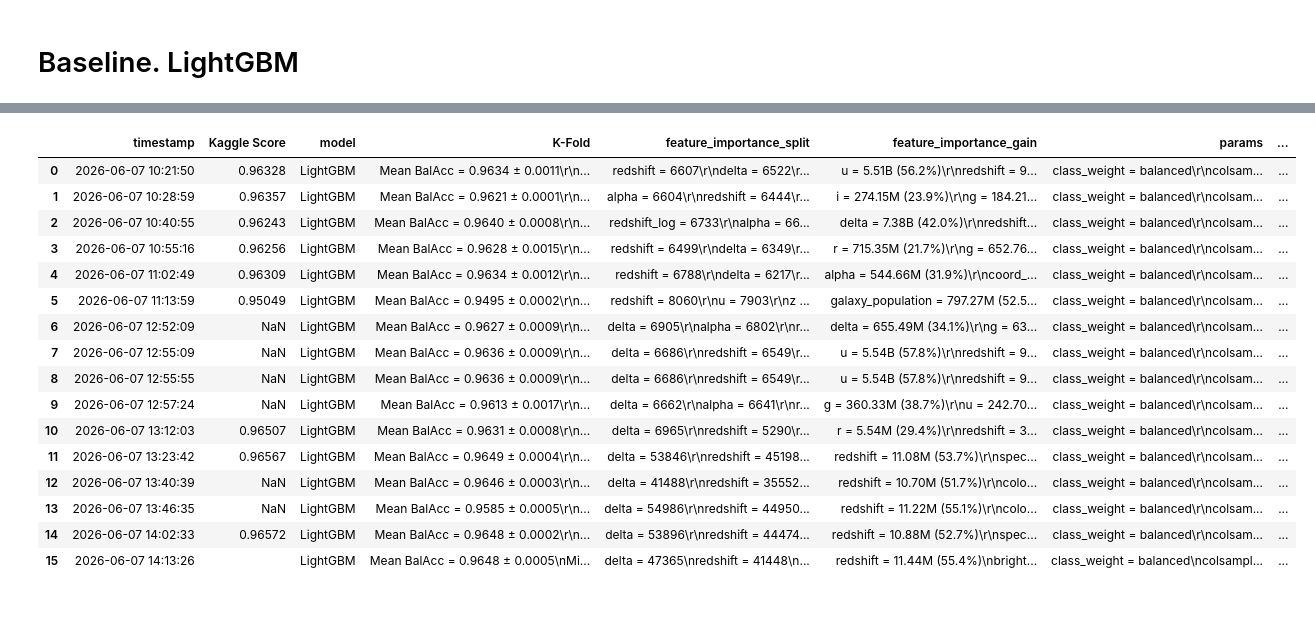
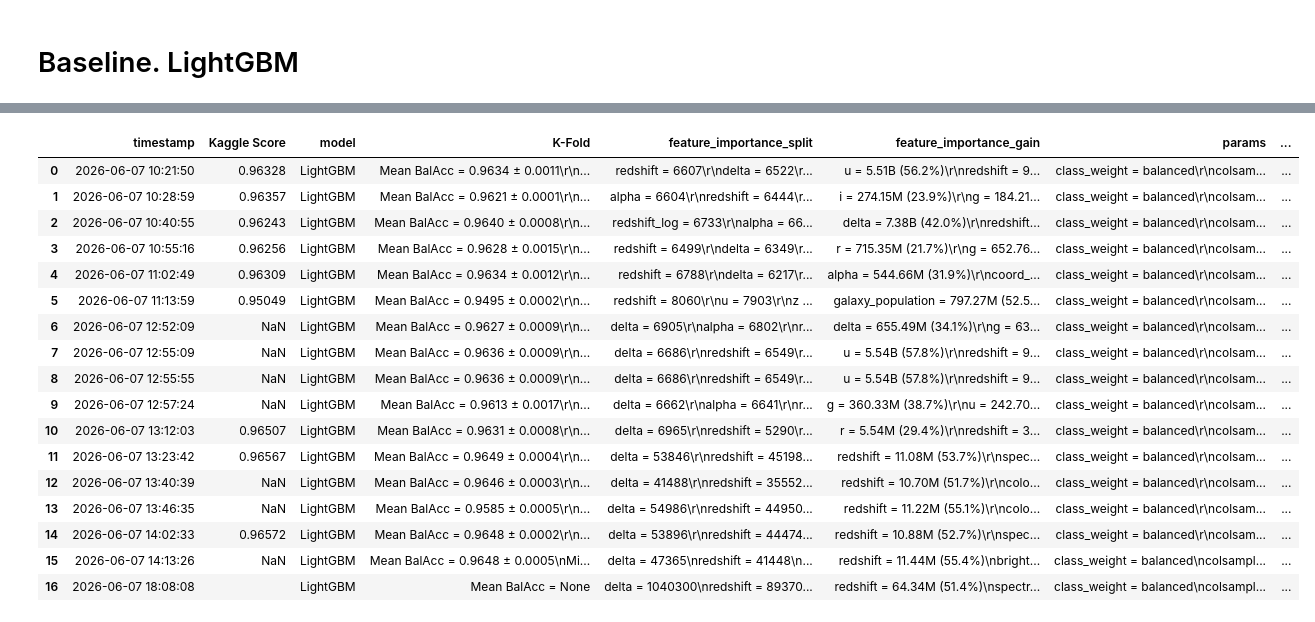
Before and after one commit to darthKwisatzHaderach/predicting-stellar-class, a Jupyter notebook: solution_v2.ipynb, the cells around one changed output, grey strips where cells are left out. Cells and saved outputs as stored; diff of their text form; code cells hidden in the pictures.

Commit message:
MAX_COMPLEX_PARAMS test

```diff
--- a/solution_v2.ipynb
+++ b/solution_v2.ipynb
@@ -564,8 +565,7 @@ MAX_COMPLEX_PARAMS = {
     'reg_lambda': 0.1,
     'class_weight': 'balanced',
     'random_state': 42,
-    'verbose': -1,
-    'device': 'gpu'
+    'verbose': -1
 }
 # %%
 # 5-FOLD КРОСС-ВАЛИДАЦИЯ
@@ -575,53 +575,71 @@ skf = StratifiedKFold(n_splits=n_splits, shuffle=True, random_state=42)
 fold_scores = []
 oof_predictions = np.zeros((len(X_train), 3))  # Для 3 классов
 
-log(f"Начинаем {n_splits}-fold кросс-валидацию...")
-cv_start = time.perf_counter()
+# log(f"Начинаем {n_splits}-fold кросс-валидацию...")
+# cv_start = time.perf_counter()
 
-for fold, (train_idx, val_idx) in enumerate(skf.split(X_train, y_train), 1):
-    log(f"Fold {fold}/{n_splits}...")
+# for fold, (train_idx, val_idx) in enumerate(skf.split(X_train, y_train), 1):
+#     log(f"Fold {fold}/{n_splits}...")
 
-    X_fold_train, X_fold_val = X_train.iloc[train_idx], X_train.iloc[val_idx]
-    y_fold_train, y_fold_val = y_train.iloc[train_idx], y_train.iloc[val_idx]
+#     X_fold_train, X_fold_val = X_train.iloc[train_idx], X_train.iloc[val_idx]
+#     y_fold_train, y_fold_val = y_train.iloc[train_idx], y_train.iloc[val_idx]
 
-    model_fold = LGBMClassifier(**FINAL_PARAMS)
+#     model_fold = LGBMClassifier(**MAX_COMPLEX_PARAMS)
 
-    model_fold.fit(X_fold_train, y_fold_train)
+#     # Early stopping на валидационной выборке
+#     model_fold.fit(
+#         X_fold_train, y_fold_train,
+#         eval_set=[(X_fold_val, y_fold_val)],
+#         callbacks=[
+#             lgb.early_stopping(stopping_rounds=100, verbose=False),
+#             lgb.log_evaluation(period=500)  # Лог каждые 500 деревьев
+#         ]
+#     )
 
-    # Out-of-fold предсказания (вероятности)
-    oof_predictions[val_idx] = model_fold.predict_proba(X_fold_val)
+#     # Out-of-fold предсказания (вероятности)
+#     oof_predictions[val_idx] = model_fold.predict_proba(X_fold_val)
 
-    # Оценка на валидации этого фолда
-    fold_pred = model_fold.predict(X_fold_val)
-    fold_score = balanced_accuracy_score(y_fold_val, fold_pred)
-    fold_scores.append(fold_score)
+#     # Оценка на валидации этого фолда
+#     fold_pred = model_fold.predict(X_fold_val)
+#     fold_score = balanced_accuracy_score(y_fold_val, fold_pred)
+#     fold_scores.append(fold_score)
 
-    log(f"  Fold {fold} BalAcc: {fold_score:.4f}")
+#     log(f"  Fold {fold} BalAcc: {fold_score:.4f}")
 
-# Усреднённая метрика по всем фолдам
-mean_cv_score = np.mean(fold_scores)
-std_cv_score = np.std(fold_scores)
+# # Усреднённая метрика по всем фолдам
+# mean_cv_score = np.mean(fold_scores)
+# std_cv_score = np.std(fold_scores)
 
-# OOF предсказания (классы)
-oof_classes = model_fold.classes_[np.argmax(oof_predictions, axis=1)]
-oof_score = balanced_accuracy_score(y_train, oof_classes)
+# # OOF предсказания (классы)
+# oof_classes = model_fold.classes_[np.argmax(oof_predictions, axis=1)]
+# oof_score = balanced_accuracy_score(y_train, oof_classes)
 
-cv_end = time.perf_counter()
-cv_time = cv_end - cv_start
+# cv_end = time.perf_counter()
+# cv_time = cv_end - cv_start
 
-# Создаём словарь с результатами CV
+# # Создаём словарь с результатами CV
+# cv_results = {
+#     'Mean BalAcc': f'{mean_cv_score:.4f} ± {std_cv_score:.4f}',
+#     'Min': f'{min(fold_scores):.4f}',
+#     'Max': f'{max(fold_scores):.4f}',
+#     'OOF BalAcc': f'{oof_score:.4f}',
+#     'Time (sec)': f'{cv_time:.1f}'
+# }
+
 cv_results = {
-    'Mean BalAcc': f'{mean_cv_score:.4f} ± {std_cv_score:.4f}',
-    'Min': f'{min(fold_scores):.4f}',
-    'Max': f'{max(fold_scores):.4f}',
-    'OOF BalAcc': f'{oof_score:.4f}',
-    'Time (sec)': f'{cv_time:.1f}'
+    'Mean BalAcc': 'None'
 }
 
 # ОБУЧЕНИЕ ФИНАЛЬНОЙ МОДЕЛИ НА ВСЕХ ДАННЫХ
-model_lgb_final = LGBMClassifier(**FINAL_PARAMS)
+model_lgb_final = LGBMClassifier(**MAX_COMPLEX_PARAMS)
 
-model_lgb_final.fit(X_train, y_train)
+model_lgb_final.fit(
+    X_train, y_train,
+    callbacks=[
+        lgb.log_evaluation(period=500)
+    ]
+)
+
 log("\nФинальная модель обучена на всех данных train")
 
 predictions = model_lgb_final.predict(X_test)
@@ -661,24 +679,25 @@ log_experiment(
 2026-06-07 10:55:16      0.96256 LightGBM  Mean BalAcc = 0.9628 ± 0.0015\r\nMin = 0.9607\r\nMax = 0.9643\r\nOOF BalAcc = 0.9628\r\nTime (sec) = 36.0                                                     ...
 2026-06-07 10:40:55      0.96243 LightGBM  Mean BalAcc = 0.9640 ± 0.0008\r\nMin = 0.9631\r\nMax = 0.9649\r\nOOF BalAcc = 0.9640\r\nTime (sec) = 34.9                                                     ...
 2026-06-07 10:28:59      0.96357 LightGBM  Mean BalAcc = 0.9621 ± 0.0001\r\nMin = 0.9619\r\nMax = 0.9622\r\nOOF BalAcc = 0.9621\r\nTime (sec) = 37.4                                                     ...
 2026-06-07 10:21:50      0.96328 LightGBM  Mean BalAcc = 0.9634 ± 0.0011\r\nMin = 0.9620\r\nMax = 0.9645\r\nOOF BalAcc = 0.9634\r\nTime (sec) = 36.3                                                     ...
 |  | timestamp | Kaggle Score | model | K-Fold | feature_importance_split | feature_importance_gain | params | ... |
 | 0 | 2026-06-07 10:21:50 | 0.96328 | LightGBM | Mean BalAcc = 0.9634 ± 0.0011\r\n... | redshift = 6607\r\ndelta = 6522\r... | u = 5.51B (56.2%)\r\nredshift = 9... | class_weight = balanced\r\ncolsam... | ... |
 | 1 | 2026-06-07 10:28:59 | 0.96357 | LightGBM | Mean BalAcc = 0.9621 ± 0.0001\r\n... | alpha = 6604\r\nredshift = 6444\r... | i = 274.15M (23.9%)\r\ng = 184.21... | class_weight = balanced\r\ncolsam... | ... |
 | 2 | 2026-06-07 10:40:55 | 0.96243 | LightGBM | Mean BalAcc = 0.9640 ± 0.0008\r\n... | redshift_log = 6733\r\nalpha = 66... | delta = 7.38B (42.0%)\r\nredshift... | class_weight = balanced\r\ncolsam... | ... |
 | 3 | 2026-06-07 10:55:16 | 0.96256 | LightGBM | Mean BalAcc = 0.9628 ± 0.0015\r\n... | redshift = 6499\r\ndelta = 6349\r... | r = 715.35M (21.7%)\r\ng = 652.76... | class_weight = balanced\r\ncolsam... | ... |
 | 4 | 2026-06-07 11:02:49 | 0.96309 | LightGBM | Mean BalAcc = 0.9634 ± 0.0012\r\n... | redshift = 6788\r\ndelta = 6217\r... | alpha = 544.66M (31.9%)\r\ncoord_... | class_weight = balanced\r\ncolsam... | ... |
 | 5 | 2026-06-07 11:13:59 | 0.95049 | LightGBM | Mean BalAcc = 0.9495 ± 0.0002\r\n... | redshift = 8060\r\nu = 7903\r\nz ... | galaxy_population = 797.27M (52.5... | class_weight = balanced\r\ncolsam... | ... |
 | 6 | 2026-06-07 12:52:09 | NaN | LightGBM | Mean BalAcc = 0.9627 ± 0.0009\r\n... | delta = 6905\r\nalpha = 6802\r\nr... | delta = 655.49M (34.1%)\r\ng = 63... | class_weight = balanced\r\ncolsam... | ... |
 | 7 | 2026-06-07 12:55:09 | NaN | LightGBM | Mean BalAcc = 0.9636 ± 0.0009\r\n... | delta = 6686\r\nredshift = 6549\r... | u = 5.54B (57.8%)\r\nredshift = 9... | class_weight = balanced\r\ncolsam... | ... |
 | 8 | 2026-06-07 12:55:55 | NaN | LightGBM | Mean BalAcc = 0.9636 ± 0.0009\r\n... | delta = 6686\r\nredshift = 6549\r... | u = 5.54B (57.8%)\r\nredshift = 9... | class_weight = balanced\r\ncolsam... | ... |
 | 9 | 2026-06-07 12:57:24 | NaN | LightGBM | Mean BalAcc = 0.9613 ± 0.0017\r\n... | delta = 6662\r\nalpha = 6641\r\nr... | g = 360.33M (38.7%)\r\nu = 242.70... | class_weight = balanced\r\ncolsam... | ... |
 | 10 | 2026-06-07 13:12:03 | 0.96507 | LightGBM | Mean BalAcc = 0.9631 ± 0.0008\r\n... | delta = 6965\r\nredshift = 5290\r... | r = 5.54M (29.4%)\r\nredshift = 3... | class_weight = balanced\r\ncolsam... | ... |
 | 11 | 2026-06-07 13:23:42 | 0.96567 | LightGBM | Mean BalAcc = 0.9649 ± 0.0004\r\n... | delta = 53846\r\nredshift = 45198... | redshift = 11.08M (53.7%)\r\nspec... | class_weight = balanced\r\ncolsam... | ... |
 | 12 | 2026-06-07 13:40:39 | NaN | LightGBM | Mean BalAcc = 0.9646 ± 0.0003\r\n... | delta = 41488\r\nredshift = 35552... | redshift = 10.70M (51.7%)\r\ncolo... | class_weight = balanced\r\ncolsam... | ... |
 | 13 | 2026-06-07 13:46:35 | NaN | LightGBM | Mean BalAcc = 0.9585 ± 0.0005\r\n... | delta = 54986\r\nredshift = 44950... | redshift = 11.22M (55.1%)\r\ncolo... | class_weight = balanced\r\ncolsam... | ... |
 | 14 | 2026-06-07 14:02:33 | 0.96572 | LightGBM | Mean BalAcc = 0.9648 ± 0.0002\r\n... | delta = 53896\r\nredshift = 44474... | redshift = 10.88M (52.7%)\r\nspec... | class_weight = balanced\r\ncolsam... | ... |
-| 15 | 2026-06-07 14:13:26 |  | LightGBM | Mean BalAcc = 0.9648 ± 0.0005\nMi... | delta = 47365\nredshift = 41448\n... | redshift = 11.44M (55.4%)\nbright... | class_weight = balanced\ncolsampl... | ... |
+| 15 | 2026-06-07 14:13:26 | NaN | LightGBM | Mean BalAcc = 0.9648 ± 0.0005\nMi... | delta = 47365\nredshift = 41448\n... | redshift = 11.44M (55.4%)\nbright... | class_weight = balanced\ncolsampl... | ... |
+| 16 | 2026-06-07 18:08:08 |  | LightGBM | Mean BalAcc = None | delta = 1040300\nredshift = 89370... | redshift = 64.34M (51.4%)\nspectr... | class_weight = balanced\ncolsampl... | ... |
 # %%
 submission = pd.DataFrame({
     ID_COL: test_ids,
```
Also changed, not shown: parts of 3 cells of this notebook, 2 other files.
